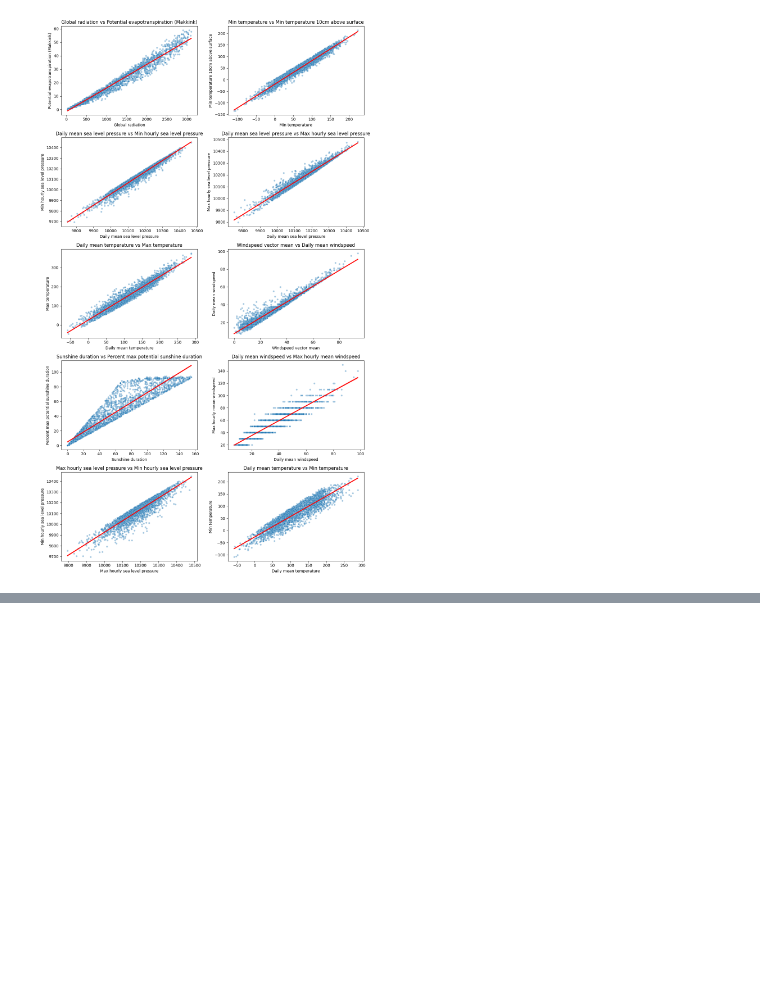
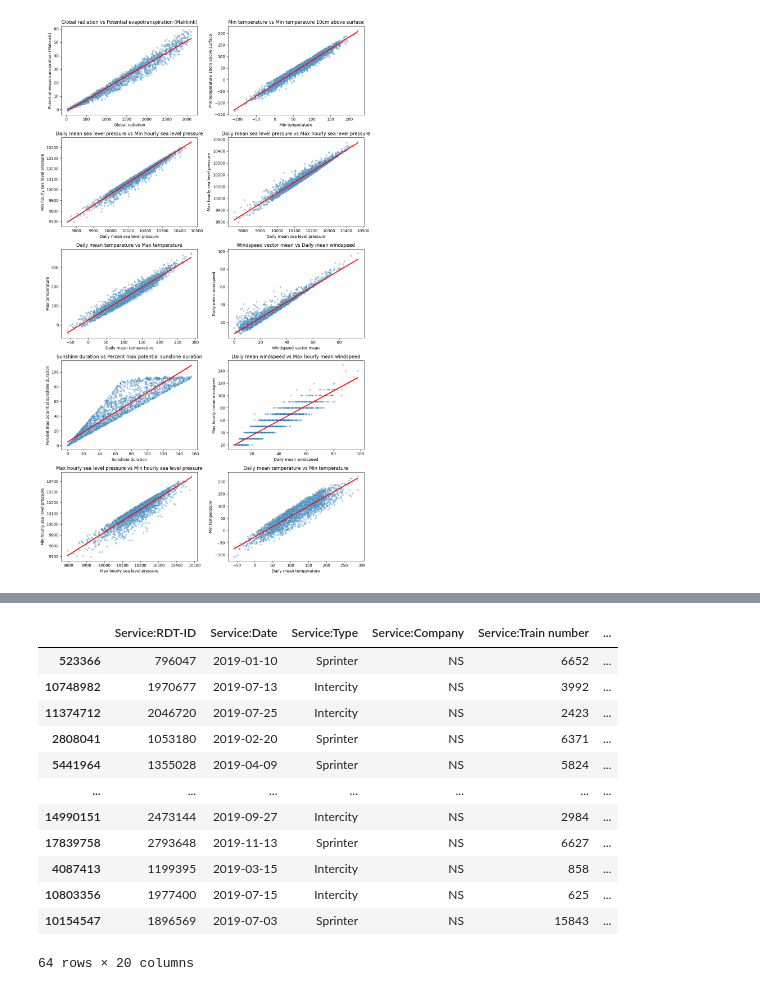
Before and after one commit to ywang0202/master_thesis, a Jupyter notebook: eda_disruptions_weather_final.ipynb, the cells around one changed output, grey strips where cells are left out. Drawn from its saved outputs; the diff is of its cells as text; code cells hidden in the pictures; blank space fills up the shorter version.

```diff
--- a/eda_disruptions_weather_final.ipynb
+++ b/eda_disruptions_weather_final.ipynb
@@ -833,0 +778,9 @@ plt.show()
+# %%
+# Drop all rows where Service:Type is NOT in the list
+serv19 = serv19[serv19["Service:Type"].isin(["Sprinter", "Stoptrein", "Intercity", "Intercity direct", "Extra trein", "Sneltrein"])]
+
+# Keep only NS company
+serv19 = serv19[serv19["Service:Company"] == "NS"]
+
+# Keep only rows where Stop:Station name is in the Dutch stoptrein stations list
+serv19 = serv19[serv19["Stop:Station name"].isin(dutch_stations)]
@@ -833,0 +841,25 @@ plt.show()
+# %%
+# Filter rows where delay is greater than 121 minutes, sorted descending
+long_delays = serv19[(serv19["Service:Maximum delay"] >121)].sort_values(
+    "Service:Maximum delay",
+    ascending=False
+)
+
+# Display the rows
+display(long_delays)
+
+#highest delay is 999 minutes, which is around 16.65 hour
+# %% [output]
+|  | Service:RDT-ID | Service:Date | Service:Type | Service:Company | Service:Train number | ... |
+| 523366 | 796047 | 2019-01-10 | Sprinter | NS | 6652 | ... |
+| 10748982 | 1970677 | 2019-07-13 | Intercity | NS | 3992 | ... |
+| 11374712 | 2046720 | 2019-07-25 | Intercity | NS | 2423 | ... |
+| 2808041 | 1053180 | 2019-02-20 | Sprinter | NS | 6371 | ... |
+| 5441964 | 1355028 | 2019-04-09 | Sprinter | NS | 5824 | ... |
+| ... | ... | ... | ... | ... | ... | ... |
+| 14990151 | 2473144 | 2019-09-27 | Intercity | NS | 2984 | ... |
+| 17839758 | 2793648 | 2019-11-13 | Sprinter | NS | 6627 | ... |
+| 4087413 | 1199395 | 2019-03-15 | Intercity | NS | 858 | ... |
+| 10803356 | 1977400 | 2019-07-15 | Intercity | NS | 625 | ... |
+| 10154547 | 1896569 | 2019-07-03 | Sprinter | NS | 15843 | ... |
+64 rows × 20 columns
```
Also changed, not shown: parts of 69 cells of this notebook, 1 other file.
